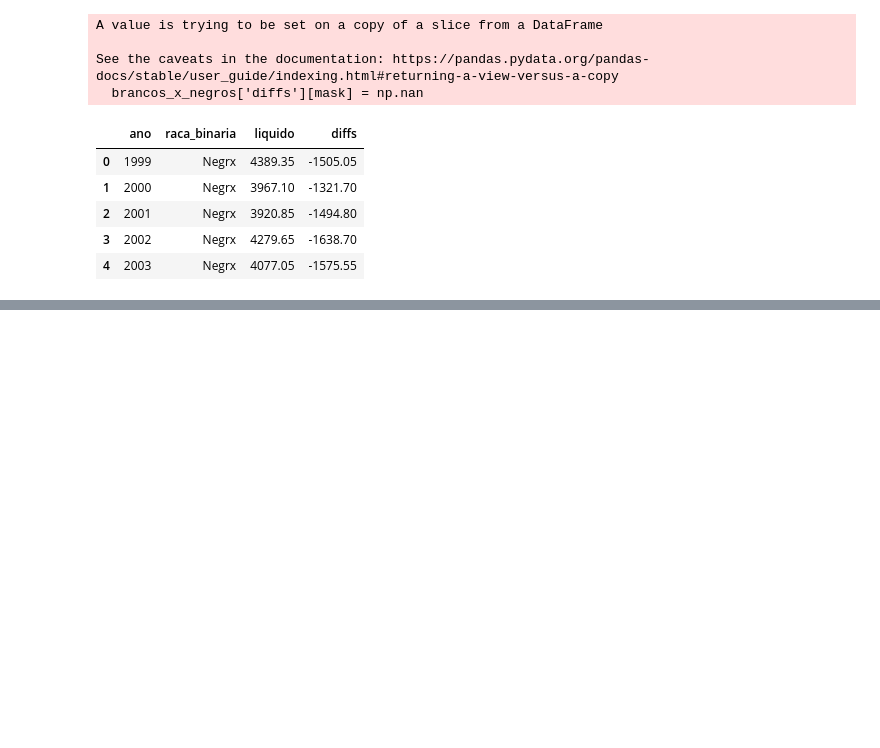
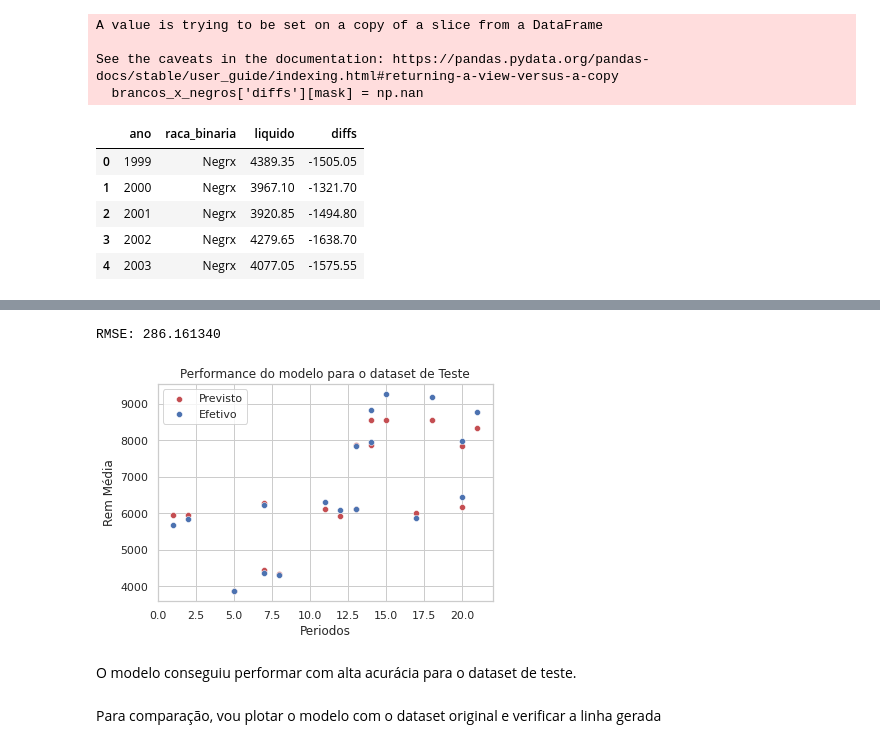
Before and after one commit to JV-Nunes/ANALISE_REM_EXEC, a Jupyter notebook: analise.ipynb, the cells around one changed output, grey strips where cells are left out. Saved outputs shown, nothing was run; the diff lists cells and outputs as text; code cells hidden in the pictures; blank space fills up the shorter version.

```diff
--- a/analise.ipynb
+++ b/analise.ipynb
@@ -173,0 +217,2 @@ plt.show()
+# %%
+X, y = df_mod[['t','homem','mulher','branco', 'negro']], df_mod['liquido']
@@ -173,0 +221,2 @@ plt.show()
+# %%
+X_train, X_test, y_train, y_test = train_test_split(X, y, test_size=0.2, random_state=123)
@@ -173,0 +232,28 @@ plt.show()
+# %%
+xg_reg = xgb.XGBRegressor(objective ='reg:squarederror', colsample_bytree = 0.6, learning_rate = 0.3,
+                max_depth = 9, alpha = 16, n_estimators = 12)
+# %%
+xg_reg.fit(X_train,y_train)
+
+# Analisando predições para o dataset de test
+preds = xg_reg.predict(X_test)
+# %%
+rmse = np.sqrt(mean_squared_error(y_test, preds))
+print("RMSE: %f" % (rmse))
+# %% [output]
+RMSE: 286.161340
+# %%
+sns.scatterplot(x=X_test.t, y=preds, color='r', label='Previsto')
+sns.scatterplot(x=X_test.t, y=y_test, label='Efetivo')
+#sns.lineplot(X_test)
+plt.title('Performance do modelo para o dataset de Teste')
+plt.xlabel('Periodos')
+plt.ylabel('Rem Média')
+plt.legend()
+plt.show()
+# %% [output]
+[figure, added]
+# %% [markdown]
+O modelo conseguiu performar com alta acurácia para o dataset de teste.
+# %% [markdown]
+Para comparação, vou plotar o modelo com o dataset original e verificar a linha gerada
```
Also changed, not shown: parts of 37 cells of this notebook, 8 other files.
